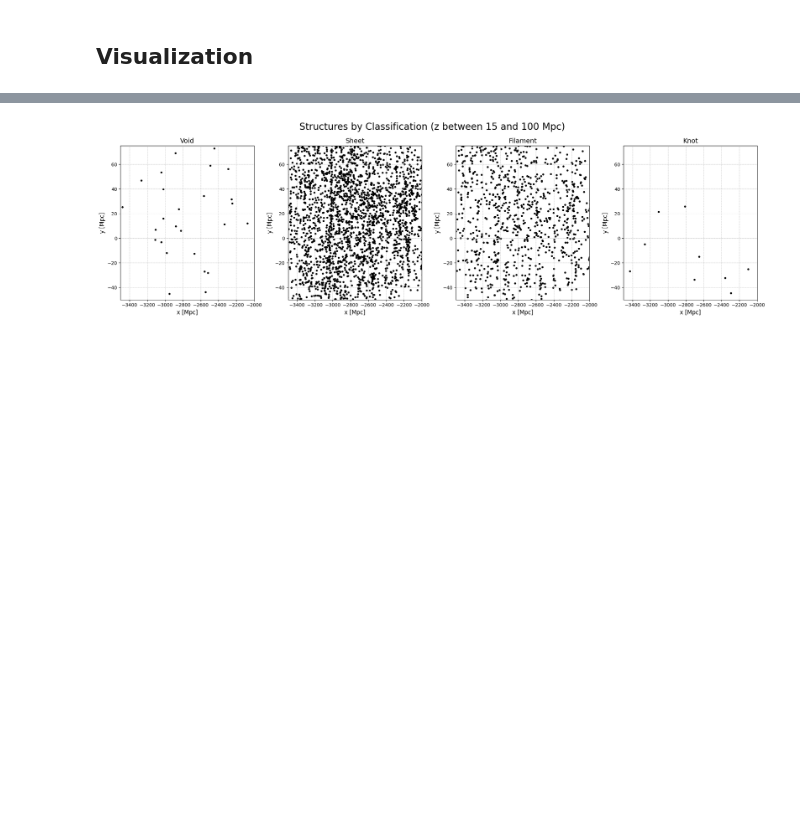
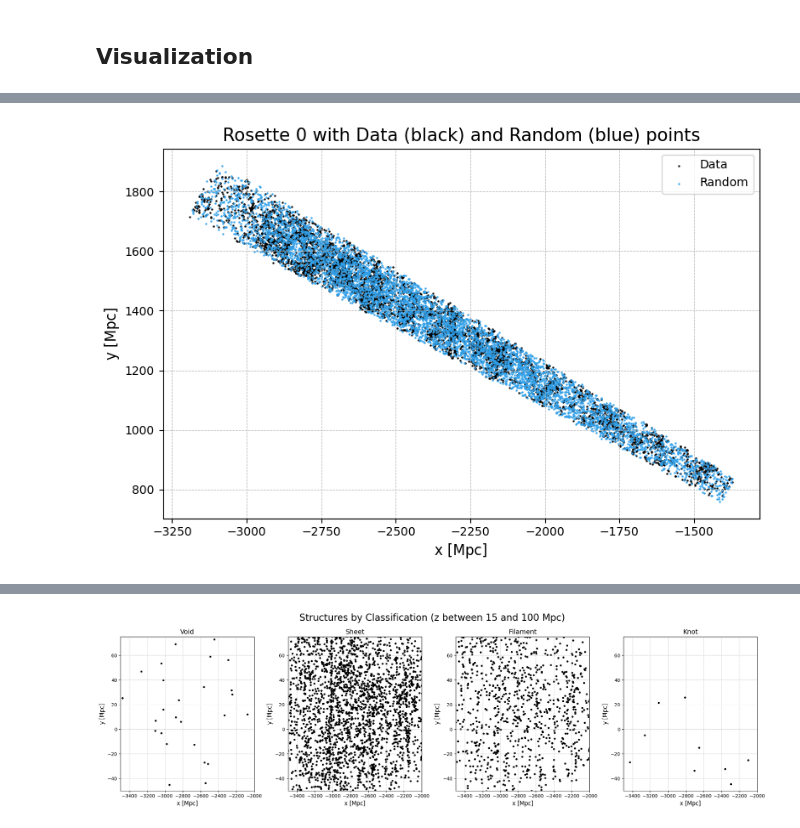
Before and after one commit to soguevaram/DESI, a Jupyter notebook: 20250704_Classification_LRG.ipynb, the cells around one changed output, grey strips where cells are left out. Drawn from its saved outputs; the diff is of its cells as text; code cells hidden in the pictures; blank space fills up the shorter version.

```diff
--- a/20250704_Classification_LRG.ipynb
+++ b/20250704_Classification_LRG.ipynb
@@ -195,0 +285,20 @@ plt.show()
+# %%
+fig, ax = plt.subplots(figsize=(8, 6))
+
+data_tri = "data_0"
+rand_tri = "rand_0"
+
+ax.scatter(data[data_tri]['x'], data[data_tri]['y'], c='k', s=0.5, label='Data')
+ax.scatter(rand[rand_tri]['x'], rand[rand_tri]['y'], c='#32A1EA', s=0.5, label='Random')
+
+ax.set_xlabel('x [Mpc]', size=12)
+ax.set_ylabel('y [Mpc]', size=12)
+ax.set_aspect('equal', adjustable='box')
+ax.grid(True, which='both', linestyle='--', linewidth=0.5)
+ax.set_title('Rosette 0 with Data (black) and Random (blue) points', fontsize=15, y=1.001)
+
+ax.legend()
+plt.tight_layout()
+plt.show()
+# %% [output]
+[figure, added]
```
Also changed, not shown: parts of 34 cells of this notebook.
